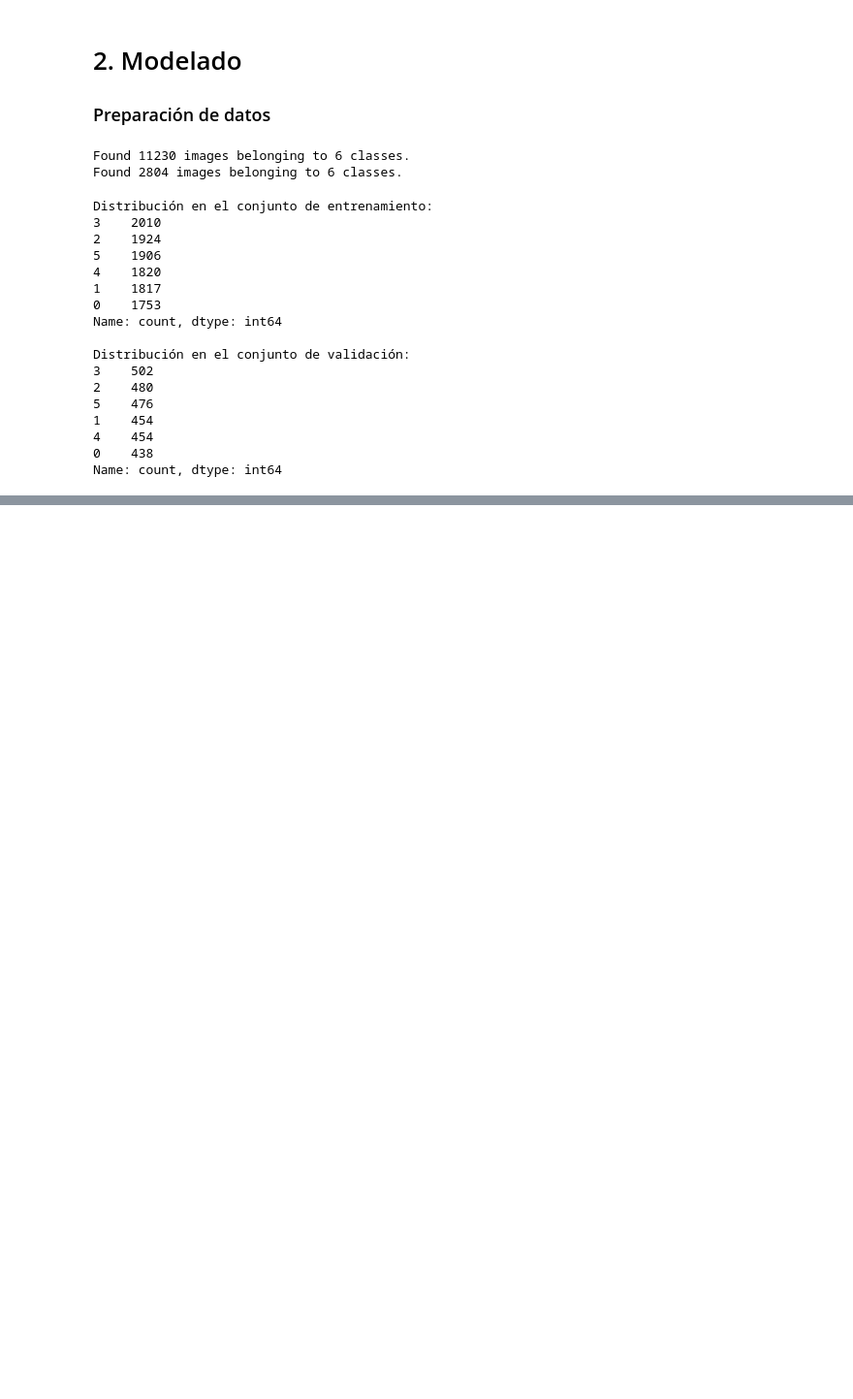
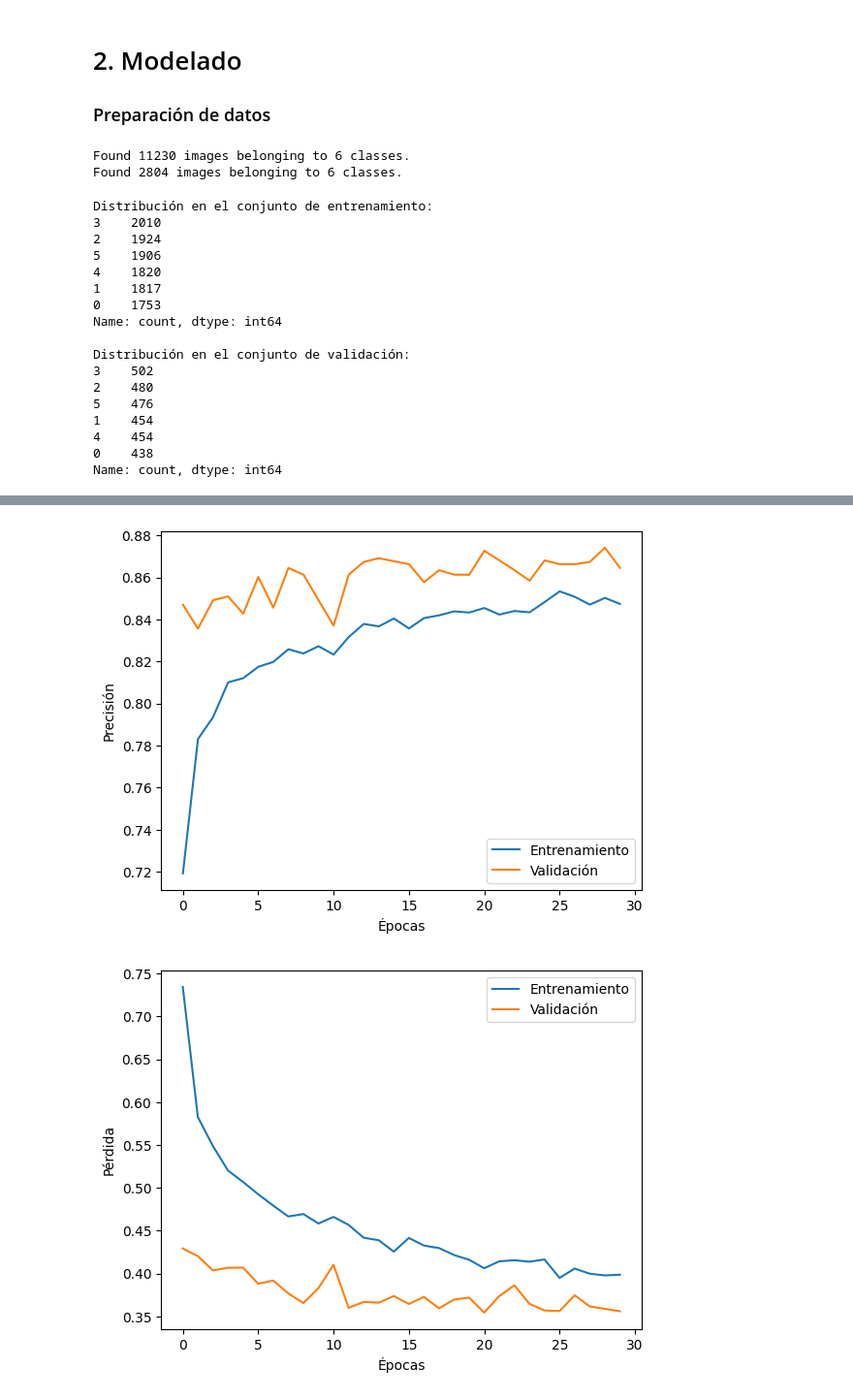
Before and after one commit to joaquinoldani/tp-ml-2, a Jupyter notebook: tp2_places.ipynb, the cells around one changed output, grey strips where cells are left out. Shown at 97% size. Saved outputs shown, nothing was run; the diff lists cells and outputs as text; code cells hidden in the pictures; blank space fills up the shorter version.

```diff
--- a/tp2_places.ipynb
+++ b/tp2_places.ipynb
@@ -498,24 +361,23 @@ Epoch 10/10
 # %%
-base_model = VGG19(weights='imagenet', include_top=False, input_shape=(150, 150, 3))
-base_model.trainable = False  # Congela las capas preentrenadas
+model_VGG19 = VGG19(weights='imagenet', include_top=False, input_shape=input_shape)
+model_VGG19.trainable = False
 
-# Añadir capas densas personalizadas
-x = Flatten()(base_model.output)
+x = Flatten()(model_VGG19.output)
 x = Dense(128, activation='relu')(x)
 x = Dropout(0.25)(x)
 output = Dense(len(categories), activation='softmax')(x)
 
-model_VGG19_025dropout = Model(inputs=base_model.input, outputs=output)
+model_VGG19_025dropout = Model(inputs=model_VGG19.input, outputs=output)
 model_VGG19_025dropout.compile(optimizer='adam', loss='categorical_crossentropy', metrics=['accuracy'])
 # %%
 steps_per_epoch = train_generator.samples // train_generator.batch_size
 validation_steps = validation_generator.samples // validation_generator.batch_size
 
-history = model_VGG19_025dropout.fit(
+history_VGG19 = model_VGG19_025dropout.fit(
     train_generator,
     steps_per_epoch=len(train_generator),
     validation_data=validation_generator,
     validation_steps=len(validation_generator),
-    epochs=10
+    epochs=30
 )
 # %% [output]
@@ -542,31 +401,4 @@ Epoch 10/10
 # %%
-
-CATEGORIA2 = ['buildings', 'forest', 'glacier', 'mountain', 'sea', 'street']
-SIZE = 150
-
-def predict_images_from_directory(directory):
-    results = []
-    images = []
-
-    for image_name in os.listdir(directory):
-        image_path = os.path.join(directory, image_name)
-
-        if image_name.endswith(".jpg"):
-            image_array = img_to_array(load_img(image_path, target_size=(SIZE, SIZE)))
-            images.append(image_array)
-
-    inputs = np.array(images) / 255.0
-
-    predictions = model_VGG19_025dropout.predict(inputs)
-
-    for i, image_name in enumerate(os.listdir(directory)):
-        if image_name.endswith(".jpg"):
-            predicted_class = CATEGORIA2[np.argmax(predictions[i])]
-            results.append([image_name, predicted_class])
-
-    df = pd.DataFrame(results, columns=["ID", "Label"])
-    df.to_csv("prediccionesVGG19_256dense_015dropout.csv", index=False)
-    print("Predicciones guardadas en 'prediccionesVGG19_256dense_015dropout.csv'")
-
-predict_images_from_directory(r"C:\Users\Joaco\Documents\ucse\dataset\test")
+# Graficamos la precisión de VGG19
+plot_history_result(history_VGG19)
 # %% [output]
@@ -574,0 +405,2 @@ Predicciones guardadas en 'prediccionesVGG19_256dense_015dropout.csv'
+[figure, added]
+[figure, added]
```
Also changed, not shown: parts of 35 cells of this notebook, 1 other file.
